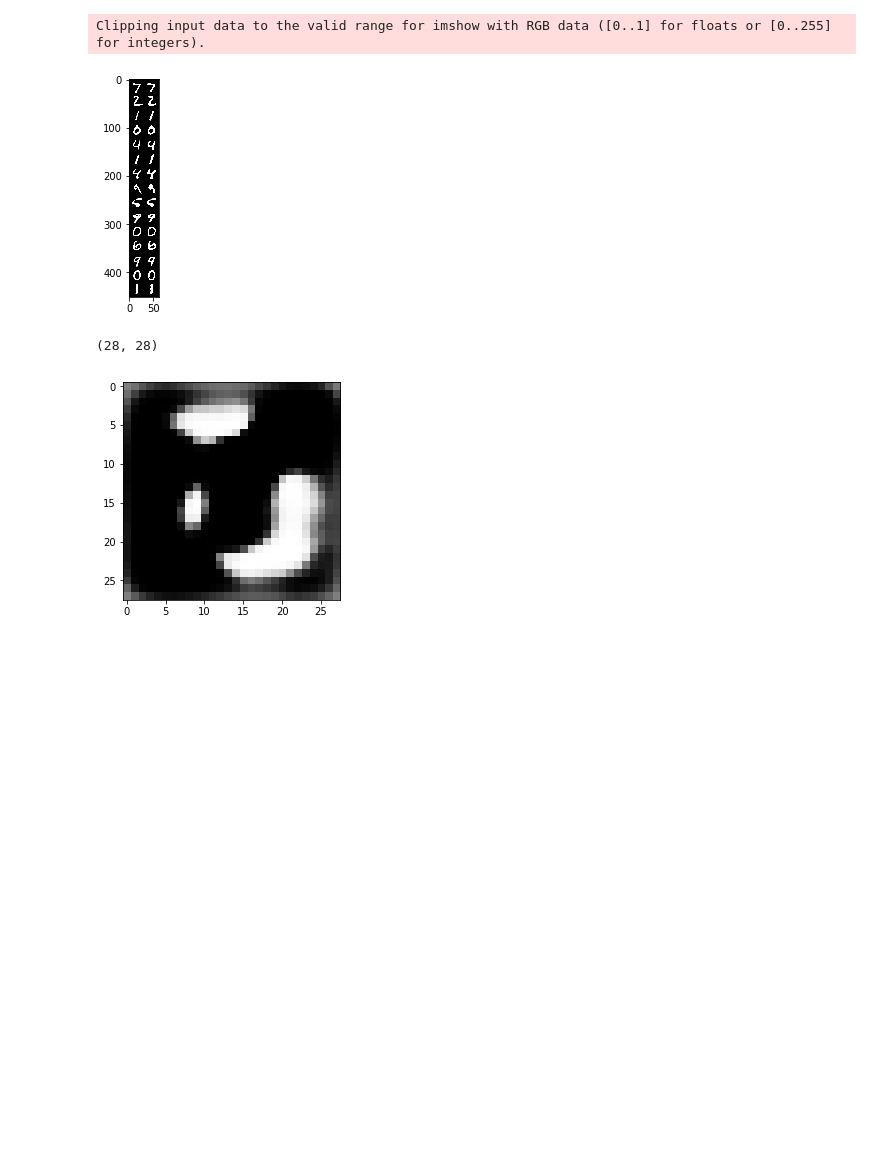
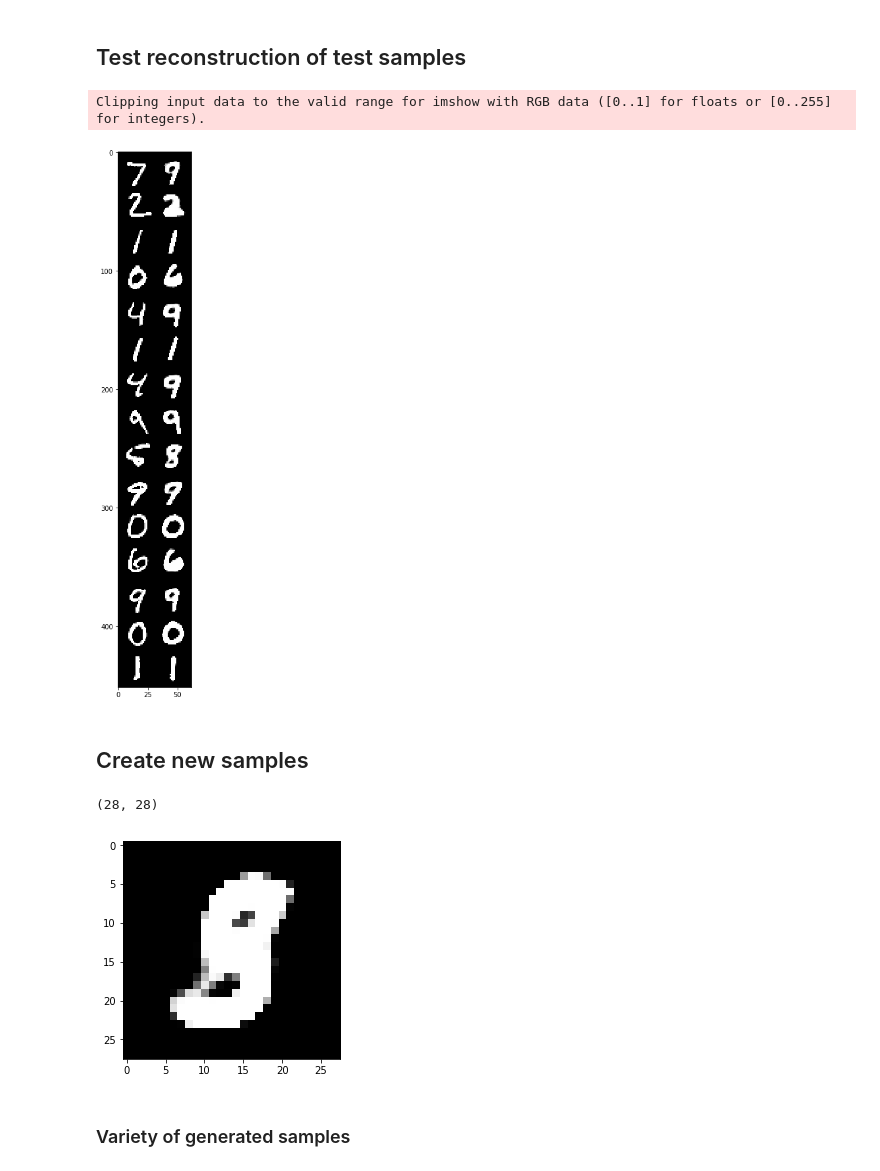
Before and after one commit to a1302z/GenerativeModels, a Jupyter notebook: eval_tools/VAE.ipynb, the cells around one changed output. Cells and saved outputs as stored; diff of their text form; code cells hidden in the pictures; blank space fills up the shorter version.

Commit message:
Evaluated models, extended readme

```diff
--- a/eval_tools/VAE.ipynb
+++ b/eval_tools/VAE.ipynb
@@ -10,11 +12,11 @@ parentdir = os.path.dirname(currentdir)
 sys.path.insert(0,parentdir)
 import models.Autoencoder as AE
 # %%
-hidden_size = (256,32)
+hidden_size = (128,2)
 model = AE.VariationalAutoencoder(input_size=(28,28), hidden_size=hidden_size)
 # %%
 #model_path = '../trained_models/VAE_MNIST_2019-03-10_22:52:35.332881_overfitted'
-model_path = '../trained_models/VAE_MNIST_2019-03-10_22:58:24.932630'
+model_path = '../trained_models/VAE_MNIST_2019-03-12_15:11:46.601470/final_model'
 checkpoint = torch.load(model_path)
 model.load_state_dict(checkpoint['model_state_dict'])
 # %%
@@ -29,26 +31,32 @@ loader = torch.utils.data.DataLoader(
                            torchvision.transforms.Normalize((0.1307,), (0.3081,))
                        ])),
                         batch_size=1, shuffle=False)
+# %% [markdown]
+## Test reconstruction of test samples
 # %%
 imgs = []
 n = 15
 for i, (data, target) in enumerate(loader):
     if i > n-1:
         break
     imgs.append(data.squeeze(0))
     mu, log_var = model.encode(data.cuda())
     z = model.sample_z(mu, log_var)
     rec = model.decode(z)
     rec = rec.detach().cpu()
+    #print('mu: %s\n\var: %s\n'%(str(mu), str(log_var)))
     imgs.append(rec.squeeze(0))
 
 imgs = make_grid(imgs, nrow=2)
 imgs = np.moveaxis(imgs.numpy(), 0, -1)
+plt.figure(figsize=(2.0, n))
 plt.imshow(imgs)
 plt.show()
 # %% [output]
 Clipping input data to the valid range for imshow with RGB data ([0..1] for floats or [0..255] for integers).
-[figure, old version]
+[figure, new version]
+# %% [markdown]
+## Create new samples
 # %%
 eps = torch.randn(hidden_size[1])
 if cuda:
@@ -62,5 +70,7 @@ print(img.shape)
 plt.imshow(img, cmap=plt.cm.gray)
 plt.show()
 # %% [output]
-[figure, old version]
+[figure, new version]
+# %% [markdown]
+### Variety of generated samples
 # %%
```
Also changed, not shown: parts of 6 cells of this notebook, 21 other files.
